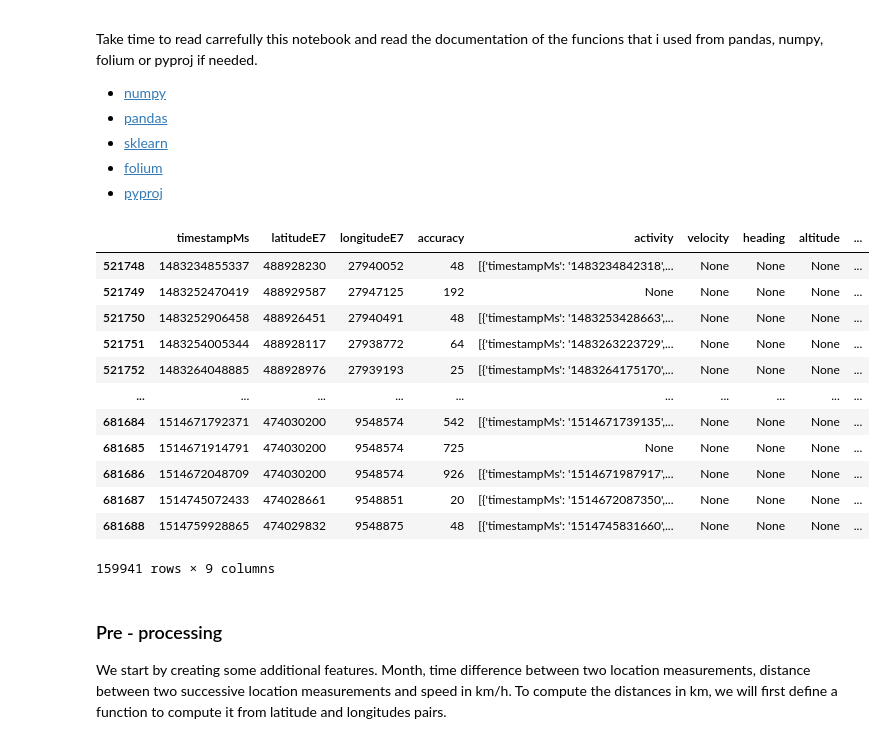
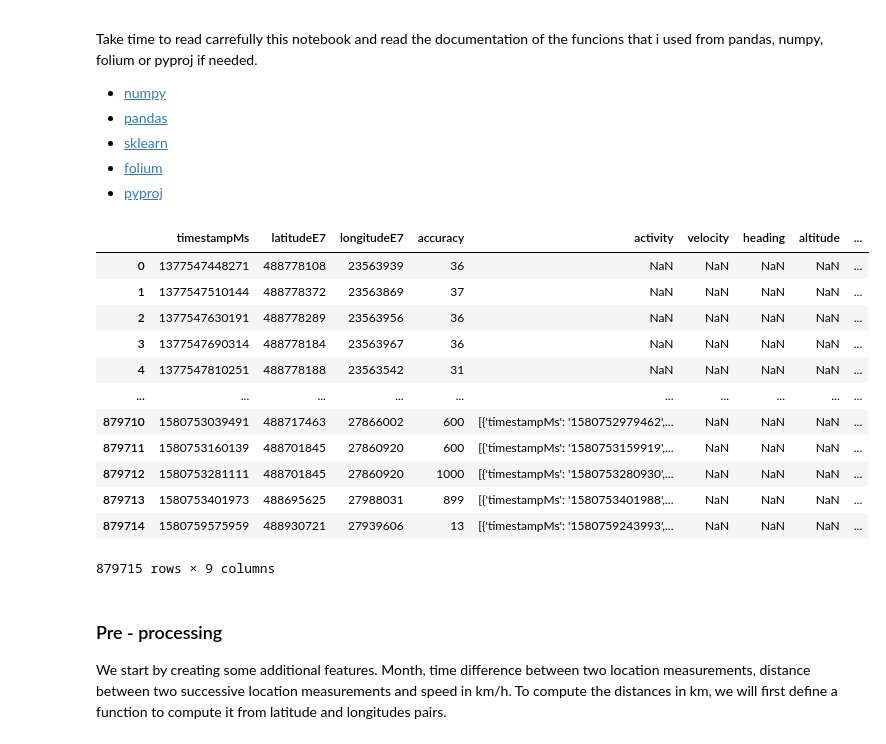
Before and after one commit to comeetie/introml, a Jupyter notebook: unsupervised/notebooks/ClusteringLocation.ipynb, the cells around one changed output. Cells and saved outputs as stored; diff of their text form; code cells hidden in the pictures.

```diff
--- a/unsupervised/notebooks/ClusteringLocation.ipynb
+++ b/unsupervised/notebooks/ClusteringLocation.ipynb
@@ -27,25 +27,25 @@ Take time to read carrefully this notebook and read the documentation of the fun
 - [pyproj](https://pyproj4.github.io/pyproj/stable/)
 # %%
 # read the json data
-json_string=open("./Takeout/Historique des positions/Historique des positions.json").read()
+json_string=open("/home/comeetie/Téléchargements/Historique des positions.json").read()
 # get the location data and convert to pandas df
 locations=pd.DataFrame(json.loads(json_string)["locations"])
 # a quick look
 locations
 # %% [output]
 |  | timestampMs | latitudeE7 | longitudeE7 | accuracy | activity | velocity | heading | altitude | ... |
-| 521748 | 1483234855337 | 488928230 | 27940052 | 48 | [{'timestampMs': '1483234842318',... | None | None | None | ... |
-| 521749 | 1483252470419 | 488929587 | 27947125 | 192 | None | None | None | None | ... |
-| 521750 | 1483252906458 | 488926451 | 27940491 | 48 | [{'timestampMs': '1483253428663',... | None | None | None | ... |
-| 521751 | 1483254005344 | 488928117 | 27938772 | 64 | [{'timestampMs': '1483263223729',... | None | None | None | ... |
-| 521752 | 1483264048885 | 488928976 | 27939193 | 25 | [{'timestampMs': '1483264175170',... | None | None | None | ... |
+| 0 | 1377547448271 | 488778108 | 23563939 | 36 | NaN | NaN | NaN | NaN | ... |
+| 1 | 1377547510144 | 488778372 | 23563869 | 37 | NaN | NaN | NaN | NaN | ... |
+| 2 | 1377547630191 | 488778289 | 23563956 | 36 | NaN | NaN | NaN | NaN | ... |
+| 3 | 1377547690314 | 488778184 | 23563967 | 36 | NaN | NaN | NaN | NaN | ... |
+| 4 | 1377547810251 | 488778188 | 23563542 | 31 | NaN | NaN | NaN | NaN | ... |
 | ... | ... | ... | ... | ... | ... | ... | ... | ... | ... |
-| 681684 | 1514671792371 | 474030200 | 9548574 | 542 | [{'timestampMs': '1514671739135',... | None | None | None | ... |
-| 681685 | 1514671914791 | 474030200 | 9548574 | 725 | None | None | None | None | ... |
-| 681686 | 1514672048709 | 474030200 | 9548574 | 926 | [{'timestampMs': '1514671987917',... | None | None | None | ... |
-| 681687 | 1514745072433 | 474028661 | 9548851 | 20 | [{'timestampMs': '1514672087350',... | None | None | None | ... |
-| 681688 | 1514759928865 | 474029832 | 9548875 | 48 | [{'timestampMs': '1514745831660',... | None | None | None | ... |
+| 879710 | 1580753039491 | 488717463 | 27866002 | 600 | [{'timestampMs': '1580752979462',... | NaN | NaN | NaN | ... |
+| 879711 | 1580753160139 | 488701845 | 27860920 | 600 | [{'timestampMs': '1580753159919',... | NaN | NaN | NaN | ... |
+| 879712 | 1580753281111 | 488701845 | 27860920 | 1000 | [{'timestampMs': '1580753280930',... | NaN | NaN | NaN | ... |
+| 879713 | 1580753401973 | 488695625 | 27988031 | 899 | [{'timestampMs': '1580753401988',... | NaN | NaN | NaN | ... |
+| 879714 | 1580759575959 | 488930721 | 27939606 | 13 | [{'timestampMs': '1580759243993',... | NaN | NaN | NaN | ... |
-159941 rows × 9 columns
+879715 rows × 9 columns
 # %% [markdown]
 ### Pre - processing
 
```
Also changed, not shown: parts of 3 cells of this notebook.
